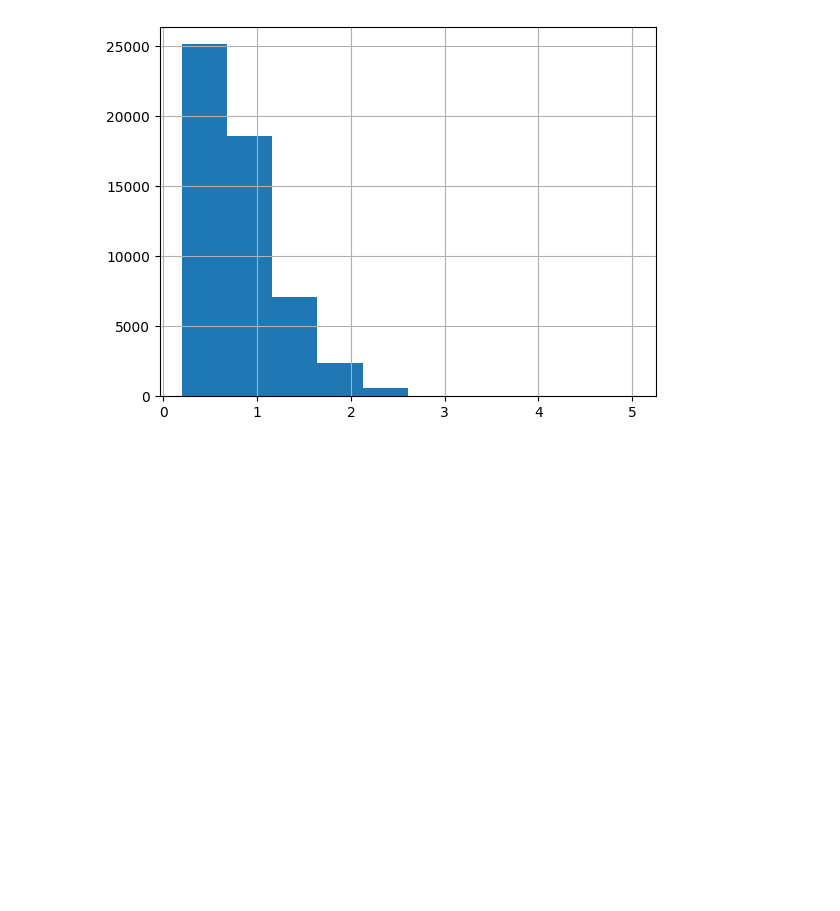
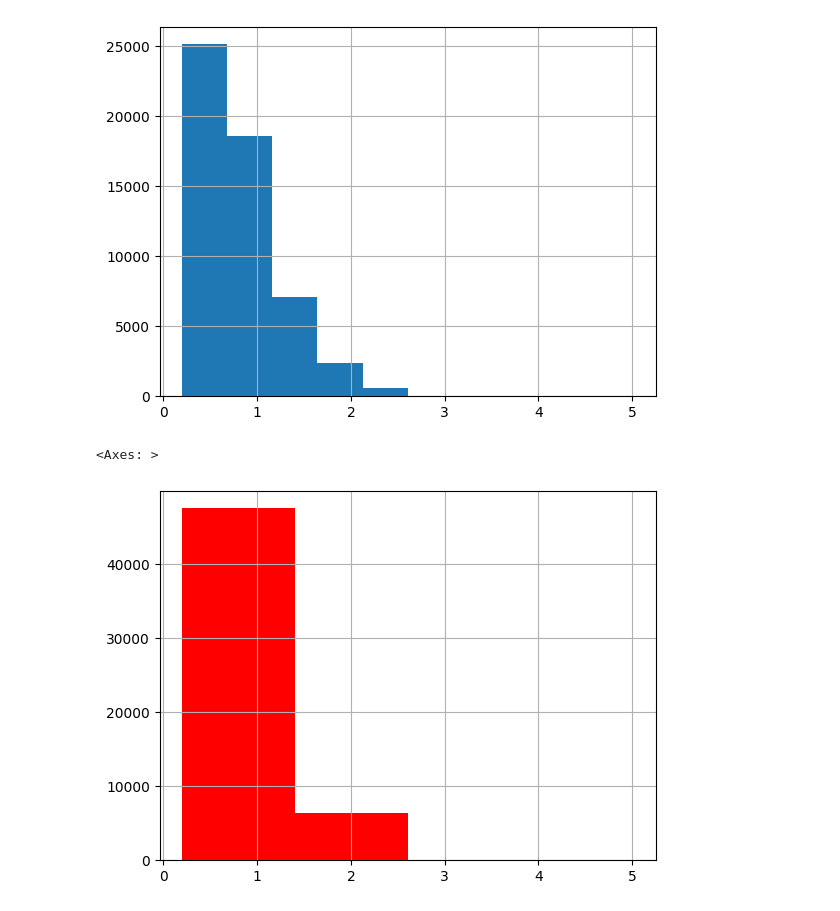
Before and after one commit to Javacream/org.javacream.training.python, a Jupyter notebook: analysis/diamonds/diamonds.ipynb, the cells around one changed output. Cells and saved outputs as stored; diff of their text form; code cells hidden in the pictures; blank space fills up the shorter version.

Commit message:
histograms and boxplot

```diff
--- a/analysis/diamonds/diamonds.ipynb
+++ b/analysis/diamonds/diamonds.ipynb
@@ -122,3 +122,8 @@ df['carat'].hist()
 # %% [output]
 <Axes: >
 [figure]
+# %%
+df['carat'].hist(color='red', bins=4)
+# %% [output]
+<Axes: >
+[figure, added]
```
Also changed, not shown: parts of 4 cells of this notebook.
